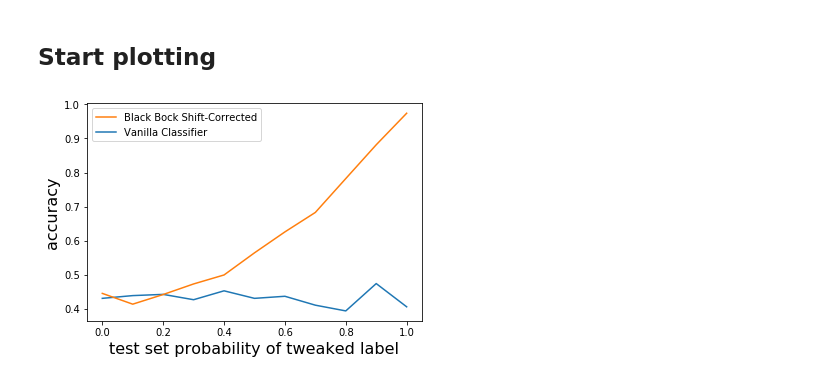
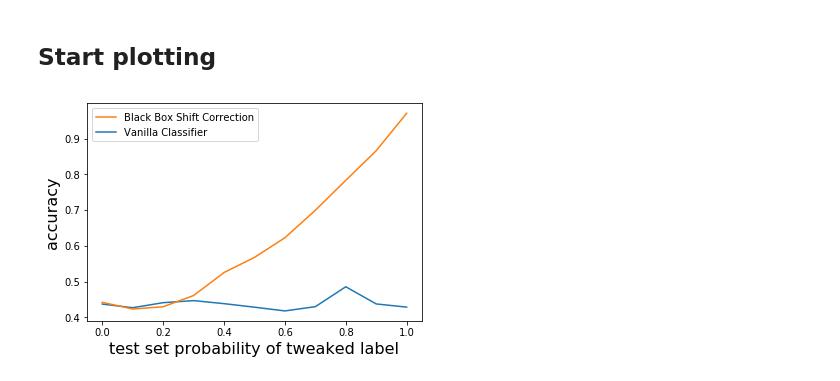
Before and after one commit to zackchase/label_shift, a Jupyter notebook: tweak_one_label_shift_experiment.ipynb, the cells around one changed output. Cells and saved outputs as stored; diff of their text form; code cells hidden in the pictures.

```diff
--- a/tweak_one_label_shift_experiment.ipynb
+++ b/tweak_one_label_shift_experiment.ipynb
@@ -60,11 +62,11 @@ for knockout_label in range(10):
                              epochs=epochs,
                              batch_size=batch_size)
 
-        print(results)
+#         print(results)
         shortname = str(p) + "_" + str(knockout_label)
         results_dict[shortname] = results
 
-with open("correction_results/test.pkl", "wb") as f:
-    pickle.dump(results, f)
+with open("correction_results/tweak_one.pkl", "wb") as f:
+    pickle.dump(results_dict, f)
 # %% [output]
 Experiment:  1 p = 0.0 knockout_label = 0
@@ -87,9 +89,15 @@ Epoch 6. Loss: 0.579968808823, Train_acc 0.128631, Validation_acc 0.129065
 # %% [markdown]
 ## Start plotting
 # %%
-# with open("correction_results/test.pkl", "rb") as f:
-#     a = pickle.load(f)
+########################################################
+#  Comment or uncomment to load data from disk vs use from above
+########################################################
+with open("correction_results/tweak_one.pkl", "rb") as f:
+    results_dict = pickle.load(f)
 
+######################################################
+#  Get the relevant data out of the results_dict
+######################################################
 label_p_unweighted = np.zeros((10,11))
 label_p_weighted = np.zeros((10,11))
 
@@ -113,15 +121,15 @@ from matplotlib import pyplot as plt
 #     tableau20[i] = (r / 255., g / 255., b / 255.)
 # %%
 vanilla = plt.plot(np.arange(0,1.1, .1), label_p_unweighted.mean(axis=0), label='Vanilla Classifier' )
-bbls = plt.plot(np.arange(0,1.1, .1), label_p_weighted.mean(axis=0), label='Black Bock Shift-Corrected')
+bbls = plt.plot(np.arange(0,1.1, .1), label_p_weighted.mean(axis=0), label='Black Box Shift Correction')
 plt.xlabel("test set probability of tweaked label", fontsize=16)
 plt.ylabel("accuracy", fontsize=16)
 
 plt.legend(handles=[bbls[0], vanilla[0]])
 
 
 plt.savefig("tweak-one.png", bbox_inches='tight')
 # %% [output]
-[figure, old version]
+[figure, new version]
 # %%
 # %% [output]
```
Also changed, not shown: parts of 5 cells of this notebook, 6 other files.
